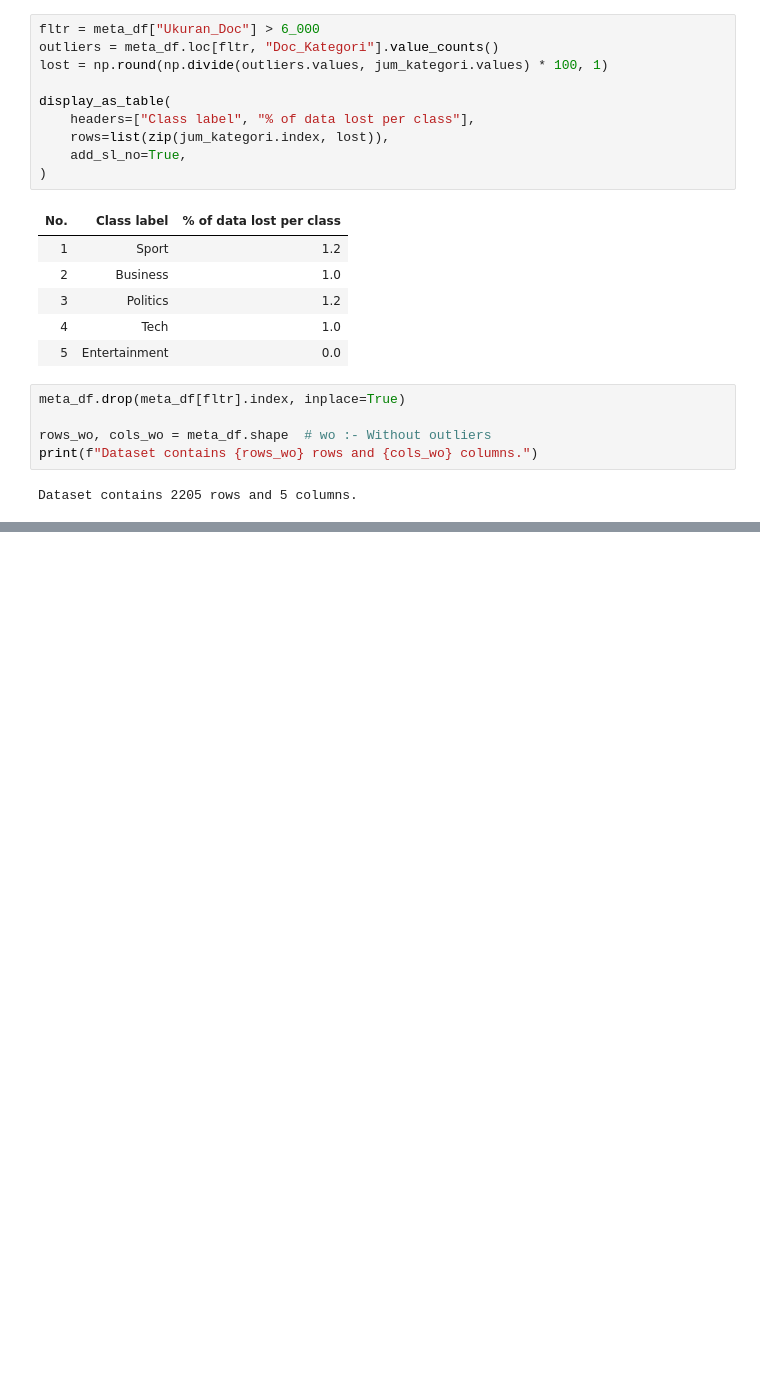
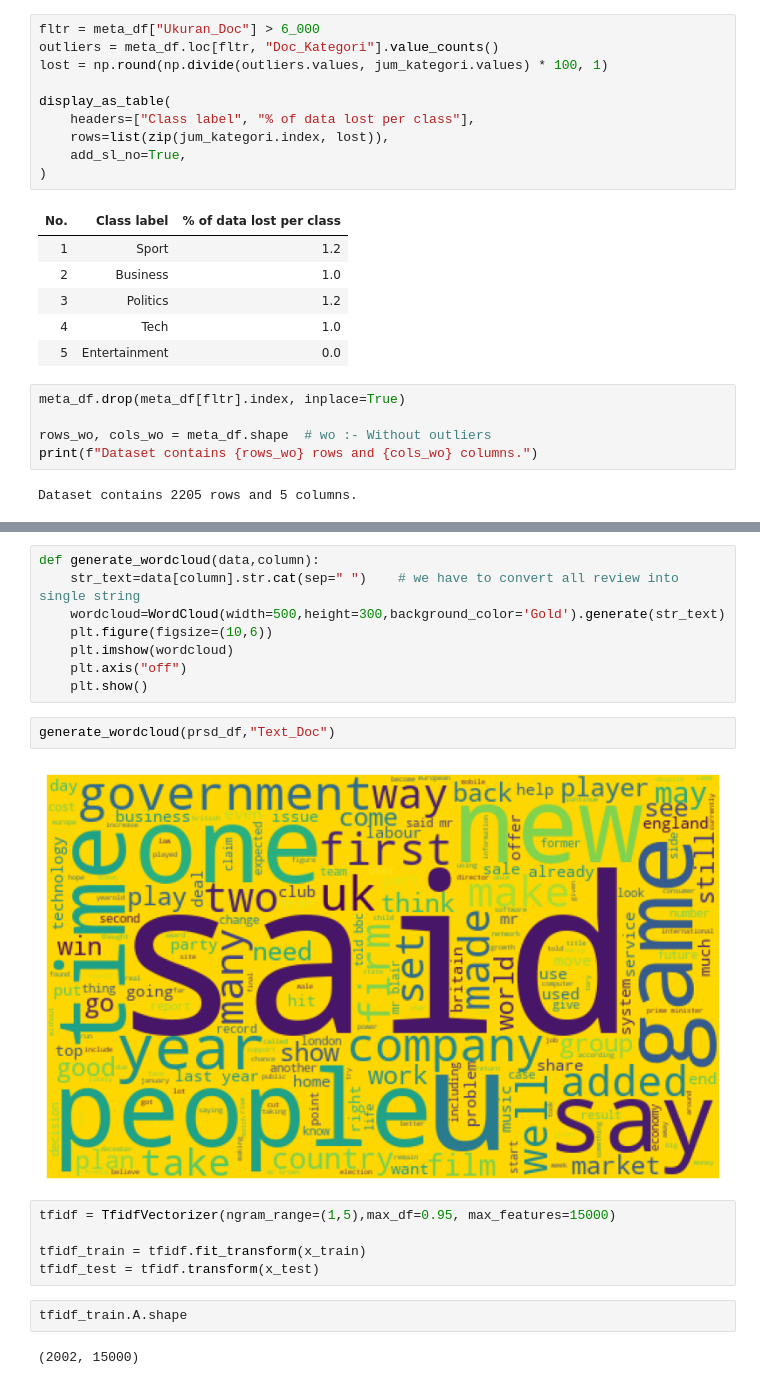
Before and after one commit to Ananta-Taksaka/bbc_classification, a Jupyter notebook: document_classification.ipynb, the cells around one changed output, grey strips where cells are left out. Drawn from its saved outputs; the diff is of its cells as text; blank space fills up the shorter version.

```diff
--- a/document_classification.ipynb
+++ b/document_classification.ipynb
@@ -368,0 +477,21 @@ Parsed text saved to: doc_metadata.csv
+# %%
+def generate_wordcloud(data,column):
+    str_text=data[column].str.cat(sep=" ")    # we have to convert all review into single string
+    wordcloud=WordCloud(width=500,height=300,background_color='Gold').generate(str_text)
+    plt.figure(figsize=(10,6))
+    plt.imshow(wordcloud)
+    plt.axis("off")
+    plt.show()
+# %%
+generate_wordcloud(prsd_df,"Text_Doc")
+# %% [output]
+[figure, added]
+# %%
+tfidf = TfidfVectorizer(ngram_range=(1,5),max_df=0.95, max_features=15000)
+
+tfidf_train = tfidf.fit_transform(x_train)
+tfidf_test = tfidf.transform(x_test)
+# %%
+tfidf_train.A.shape
+# %% [output]
+(2002, 15000)
```
Also changed, not shown: parts of 12 cells of this notebook, 1 other file.
